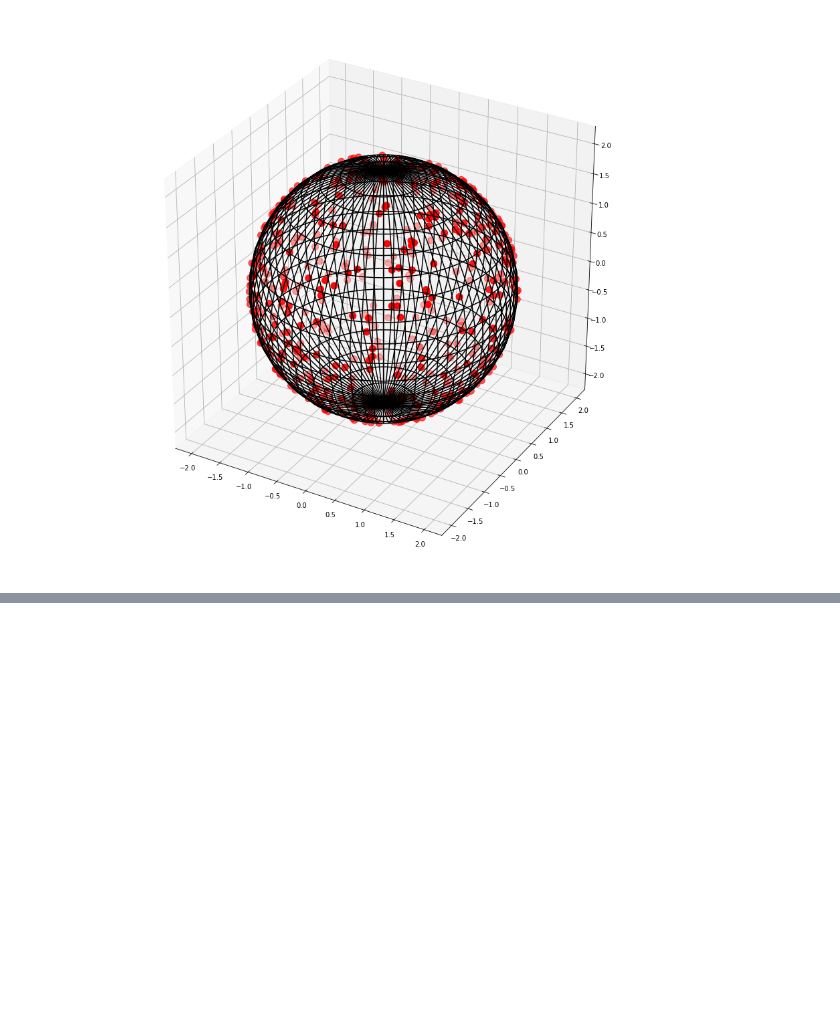
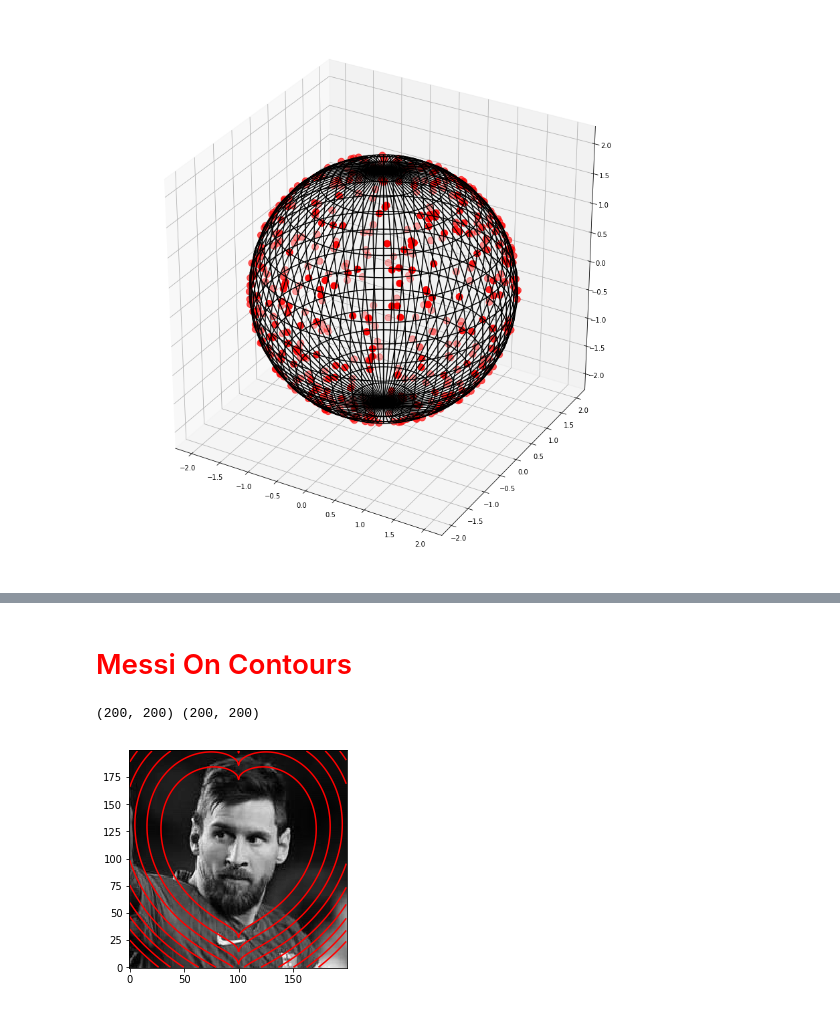
Before and after one commit to jalalirs/Introduction-to-Computer-Vision, a Jupyter notebook: L5/L5.ipynb, the cells around one changed output, grey strips where cells are left out. Saved outputs shown, nothing was run; the diff lists cells and outputs as text; code cells hidden in the pictures; blank space fills up the shorter version.

```diff
--- a/L5/L5.ipynb
+++ b/L5/L5.ipynb
@@ -973,3 +1224,32 @@ np.
+# %% [markdown]
+# <font color="red">Messi On Contours</font>
+# %%
+## from https://stackoverflow.com/questions/41624616/plot-implicit-equations-in-python-3
+
+import matplotlib.pyplot as plt
+import numpy as np
+messi400 = imread("imgs/messi400.jpg")
+delta = 0.1
+xrange = np.arange(-10, 10, delta)
+yrange = np.arange(-10, 10, delta)
+X, Y = np.meshgrid(xrange,yrange)
+messi_heart = np.ones(messi400.shape).astype(np.int)*255
+# F is one side of the equation, G is the other
+F = X**2
+G = 1 - (1.08*Y/1.1 - np.sqrt(np.abs(X)))**2
+print(F.shape,G.shape)
+
+plt.gca().imshow(np.flipud(gray(messi400[90:290,160:360])),origin='lower')
+Z = F-G
+Z[X<-10] = None
+Z[X>10] = None
+x = plt.contour(Z, [50],colors="red",
+                levels=np.arange(50, 220, 20))
+
+plt.show()
+# %% [output]
+(200, 200) (200, 200)
+[figure, added]
 # %% [markdown]
 <div class="container" style="width: 100%;">
     <div class="sidebar" style="width: 200px; float: left;">
```
Also changed, not shown: parts of 13 cells of this notebook, 15 other files.
